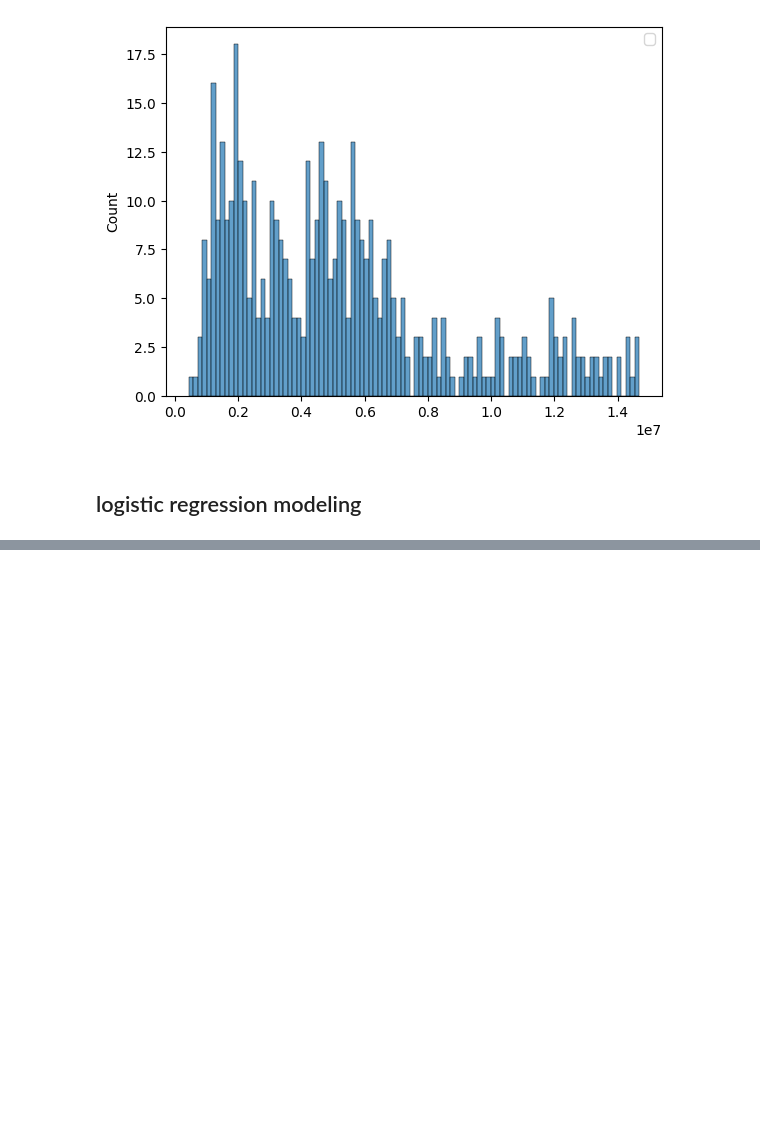
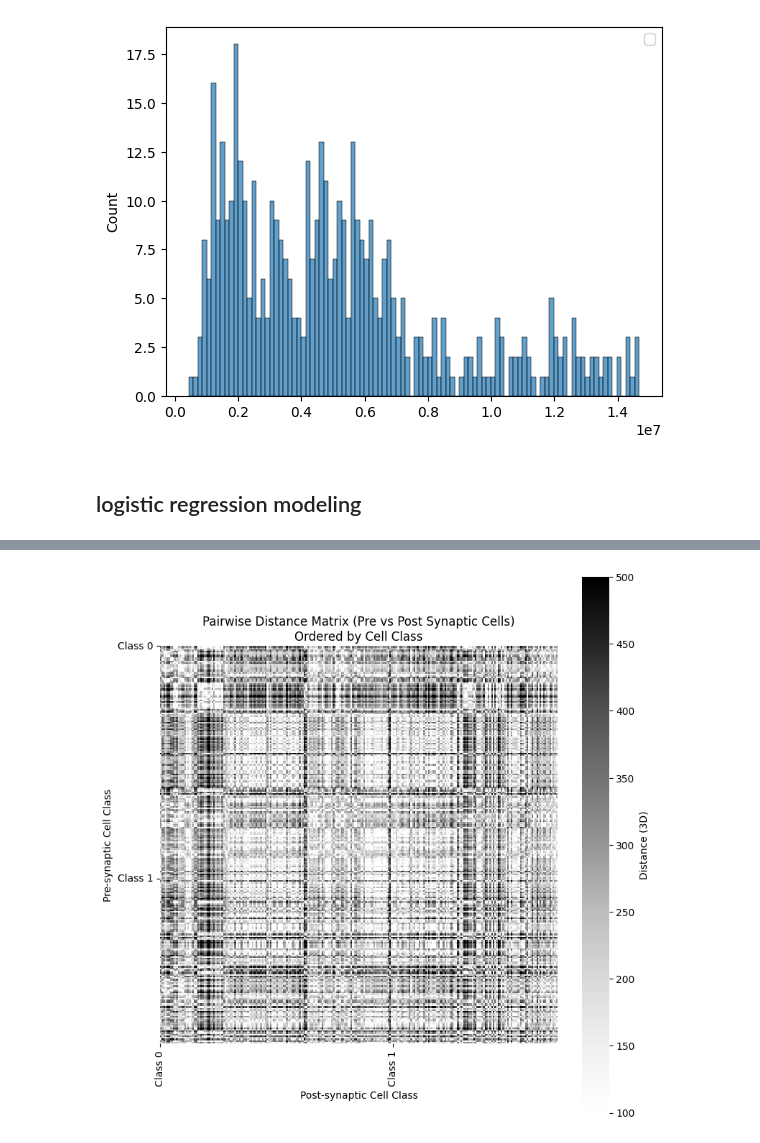
Before and after one commit to Cherk93/Functional_Connectivity_V1DD, a Jupyter notebook: scripts/choroist_vs_soloists.ipynb, the cells around one changed output, grey strips where cells are left out. Cells and saved outputs as stored; diff of their text form; code cells hidden in the pictures; blank space fills up the shorter version.

```diff
--- a/scripts/choroist_vs_soloists.ipynb
+++ b/scripts/choroist_vs_soloists.ipynb
@@ -574,0 +359,84 @@ Number of valid data points: 533
+# %%
+coregistered_df = coregistered_info_with_coupling.merge(cell_df,
+                                                        on='pt_root_id',
+                                                        how='left')
+
+coregistered_df = coregistered_df[coregistered_df['stimulus'] ==
+                                  'p_coupling_spontaneous']
+coregistered_df = coregistered_df[coregistered_df['cell_class'].isin([0, 1])]
+# %%
+coregistered_df_pairs = create_pairs_df(coregistered_df)
+coregistered_df_pairs = add_distance_columns(coregistered_df_pairs,
+                                             distance_type='3d',
+                                             use_transform=True)
+# %%
+# Create a pivot table to show pairwise distances in matrix form
+# Each unique pre_pt_root_id becomes a row, each unique post_pt_root_id becomes a column
+distance_matrix = coregistered_df_pairs.pivot_table(
+    index='pre_pt_root_id',
+    columns='post_pt_root_id',
+    values='distance_3d',
+    aggfunc='mean'  # In case there are duplicates, take the mean
+)
+
+# Sort the index and columns by cell class
+# First, create mappings from pt_root_id to cell_class for ordering
+pre_cell_class_mapping = coregistered_df_pairs.drop_duplicates(
+    'pre_pt_root_id').set_index(
+        'pre_pt_root_id')['pre_cell_class'].sort_values()
+post_cell_class_mapping = coregistered_df_pairs.drop_duplicates(
+    'post_pt_root_id').set_index(
+        'post_pt_root_id')['post_cell_class'].sort_values()
+
+# Reorder the distance matrix by cell class
+distance_matrix = distance_matrix.reindex(index=pre_cell_class_mapping.index,
+                                          columns=post_cell_class_mapping.index)
+
+# Plot the distance matrix as a heatmap
+plt.figure(figsize=(8, 8))
+ax = sns.heatmap(distance_matrix,
+                 cmap='Greys',
+                 square=True,
+                 vmin=100,
+                 vmax=500,
+                 cbar_kws={'label': 'Distance (3D)'})
+# # Replace tick labels with cell class values - show only one label per class
+unique_pre_classes = pre_cell_class_mapping.unique()
+unique_post_classes = post_cell_class_mapping.unique()
+
+# Create simplified tick labels showing only unique classes
+y_tick_positions = []
+y_tick_labels = []
+for class_val in sorted(unique_pre_classes):
+    # Find the first occurrence of this class in the index
+    first_idx = pre_cell_class_mapping[pre_cell_class_mapping ==
+                                       class_val].index[0]
+    position = list(distance_matrix.index).index(first_idx)
+    y_tick_positions.append(position)
+    y_tick_labels.append(f'Class {int(class_val)}')
+
+ax.set_yticks(y_tick_positions)
+ax.set_yticklabels(y_tick_labels)
+
+x_tick_positions = []
+x_tick_labels = []
+for class_val in sorted(unique_post_classes):
+    # Find the first occurrence of this class in the columns
+    first_idx = post_cell_class_mapping[post_cell_class_mapping ==
+                                        class_val].index[0]
+    position = list(distance_matrix.columns).index(first_idx)
+    x_tick_positions.append(position)
+    x_tick_labels.append(f'Class {int(class_val)}')
+
+ax.set_xticks(x_tick_positions)
+ax.set_xticklabels(x_tick_labels)
+
+plt.title(
+    'Pairwise Distance Matrix (Pre vs Post Synaptic Cells)\nOrdered by Cell Class'
+)
+plt.xlabel('Post-synaptic Cell Class')
+plt.ylabel('Pre-synaptic Cell Class')
+plt.tight_layout()
+plt.show()
+# %% [output]
+[figure, added]
```
Also changed, not shown: parts of 29 cells of this notebook, 1 other file.
